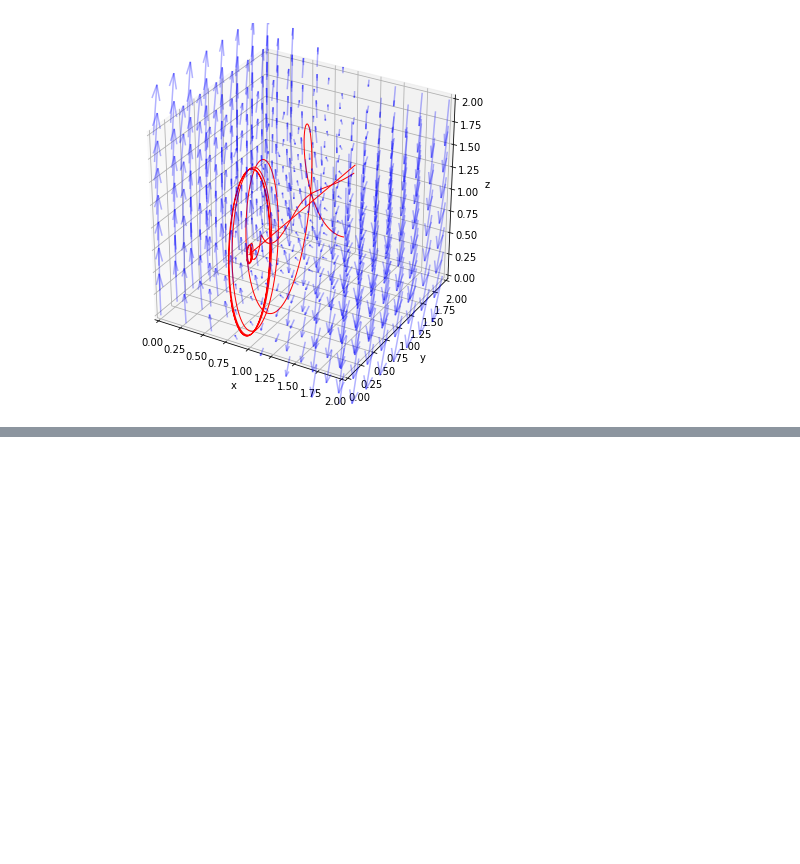
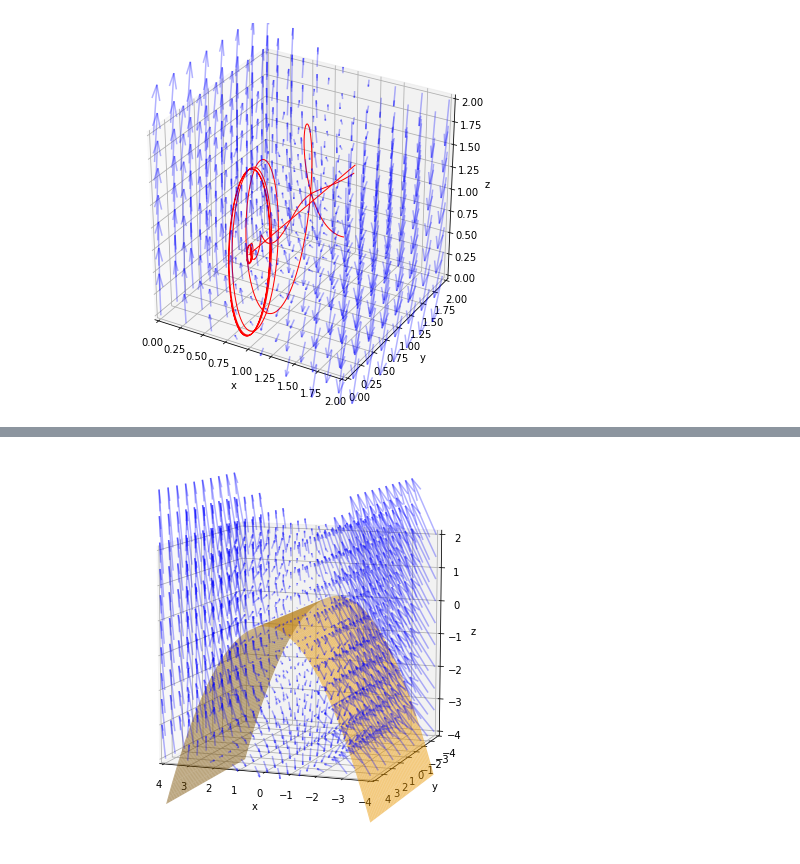
Before and after one commit to koulakis/dynamical-systems, a Jupyter notebook: 08_chaos.ipynb, the cells around one changed output, grey strips where cells are left out. Drawn from its saved outputs; the diff is of its cells as text; code cells hidden in the pictures; blank space fills up the shorter version.

```diff
--- a/08_chaos.ipynb
+++ b/08_chaos.ipynb
@@ -73,0 +99,18 @@ plot_3Dfield(dx_dt, xlim, ylim, zlim, length=0.03, ax=ax, density=8j, alpha=0.3)
+# %%
+def dx_dt(x, t):
+    return [-x[0], -x[1] + x[0]**2, x[2] + x[0]**2]
+# %%
+fig = plt.figure(figsize=(7, 7))
+ax = fig.add_subplot(111, projection='3d')
+xlim, ylim, zlim = (-4, 4), (-4, 4), (-4, 2)
+ax.set_xlim(xlim), ax.set_ylim(ylim), ax.set_zlim(zlim)
+ax.set_xlabel('x'), ax.set_ylabel('y'), ax.set_zlabel('z')
+
+ax.view_init(elev=10., azim=110)
+
+x, y = np.meshgrid(*2*[np.linspace(-4, 4, 100)])
+ax.plot_surface(x, y, -x**2/3, color='orange', alpha=0.5)
+
+plot_3Dfield(dx_dt, xlim, ylim, zlim, length=0.1, ax=ax, density=10j, alpha=0.3)
+# %% [output]
+[figure, added]
```
Also changed, not shown: parts of 4 cells of this notebook.
